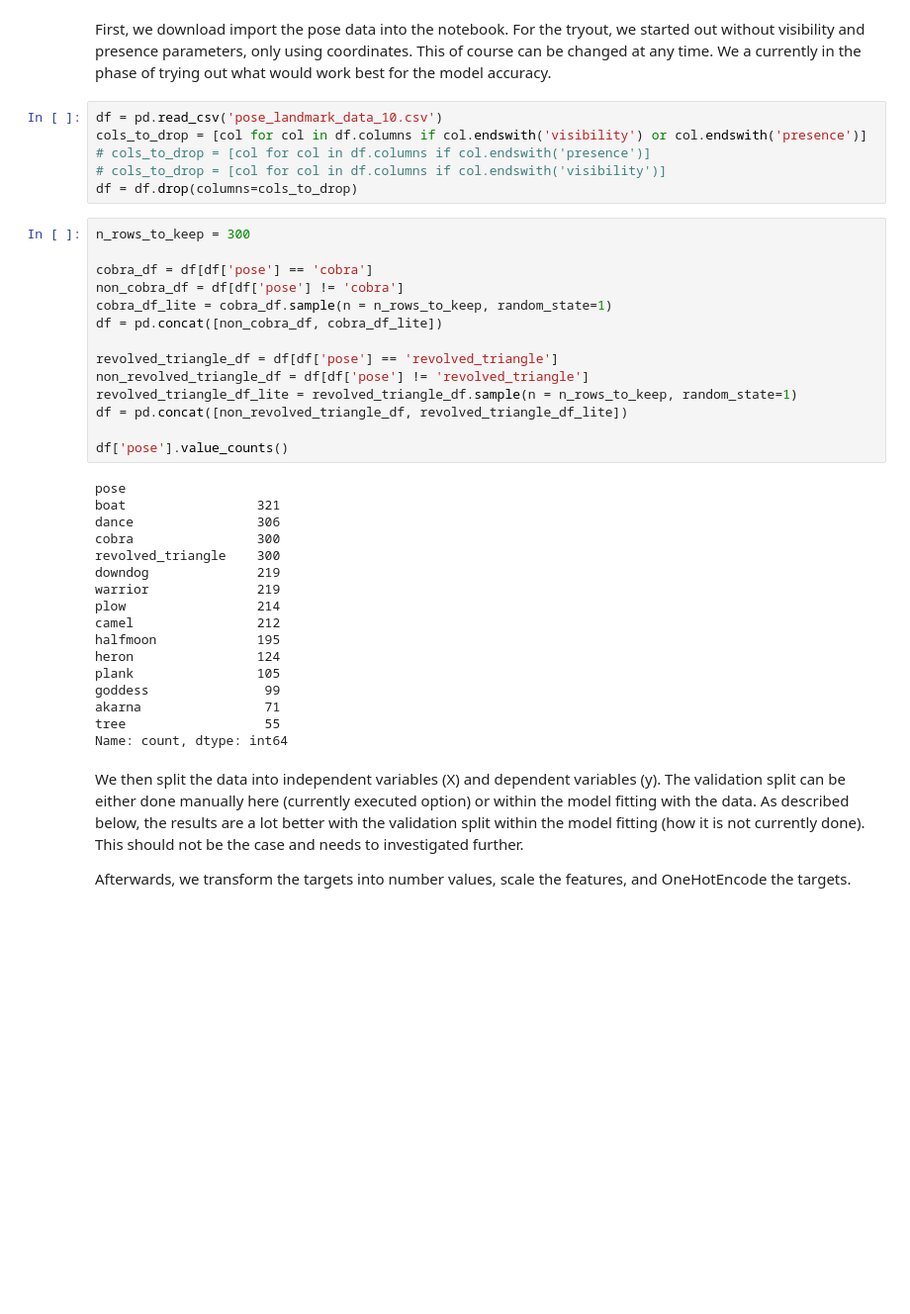
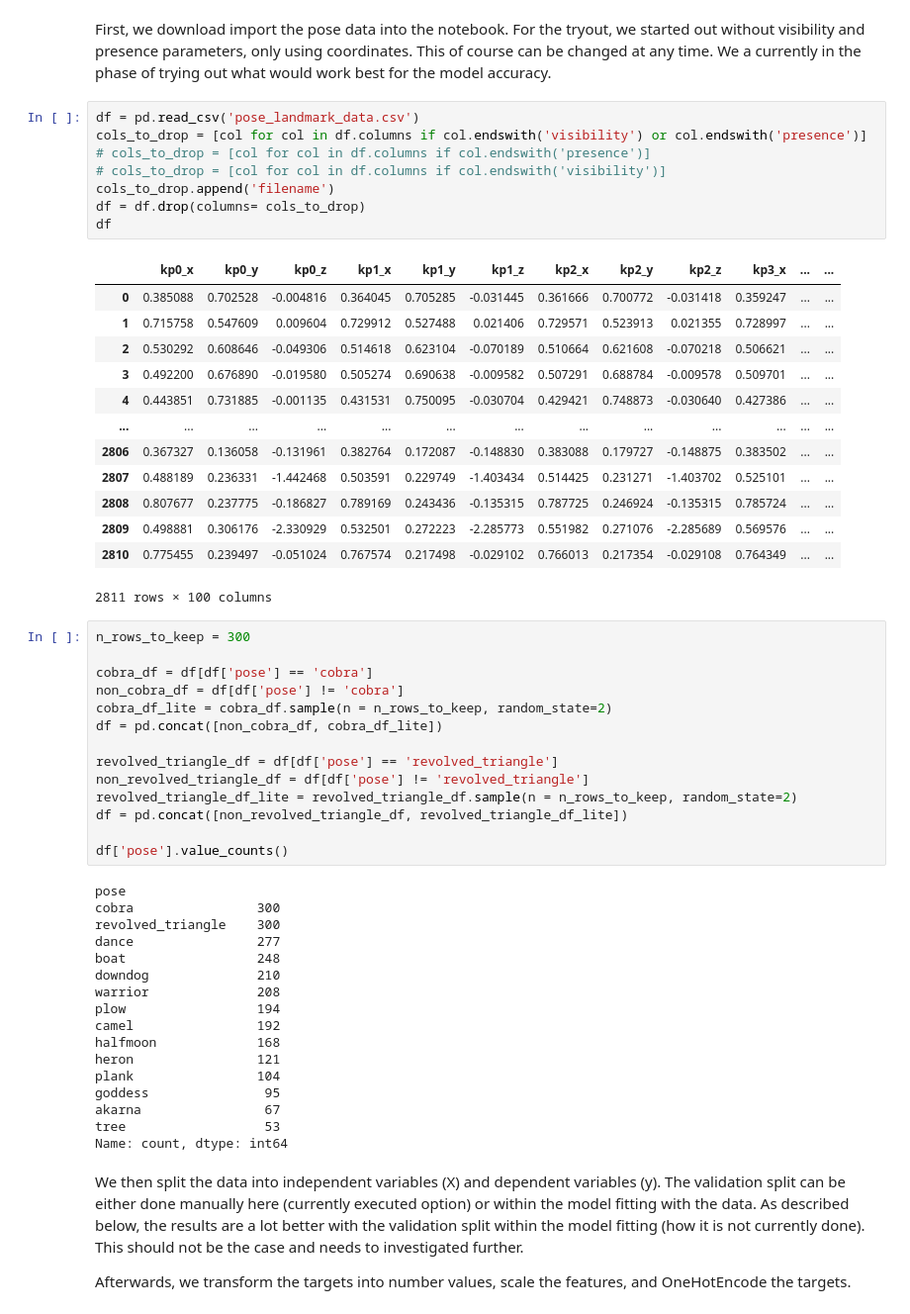
Before and after one commit to masaki-norton/yoga-pose-detector, a Jupyter notebook: neuralnetwork.ipynb, the cells around one changed output. Shown at 99% size. Cells and saved outputs as stored; diff of their text form; blank space fills up the shorter version.

```diff
--- a/neuralnetwork.ipynb
+++ b/neuralnetwork.ipynb
@@ -28,41 +28,57 @@ from sklearn.model_selection import GridSearchCV
 # %% [markdown]
 First, we download import the pose data into the notebook. For the tryout, we started out without visibility and presence parameters, only using coordinates. This of course can be changed at any time. We a currently in the phase of trying out what would work best for the model accuracy.
 # %%
-df = pd.read_csv('pose_landmark_data_10.csv')
+df = pd.read_csv('pose_landmark_data.csv')
 cols_to_drop = [col for col in df.columns if col.endswith('visibility') or col.endswith('presence')]
 # cols_to_drop = [col for col in df.columns if col.endswith('presence')]
 # cols_to_drop = [col for col in df.columns if col.endswith('visibility')]
-df = df.drop(columns=cols_to_drop)
+cols_to_drop.append('filename')
+df = df.drop(columns= cols_to_drop)
+df
+# %% [output]
+|  | kp0_x | kp0_y | kp0_z | kp1_x | kp1_y | kp1_z | kp2_x | kp2_y | kp2_z | kp3_x | ... | ... |
+| 0 | 0.385088 | 0.702528 | -0.004816 | 0.364045 | 0.705285 | -0.031445 | 0.361666 | 0.700772 | -0.031418 | 0.359247 | ... | ... |
+| 1 | 0.715758 | 0.547609 | 0.009604 | 0.729912 | 0.527488 | 0.021406 | 0.729571 | 0.523913 | 0.021355 | 0.728997 | ... | ... |
+| 2 | 0.530292 | 0.608646 | -0.049306 | 0.514618 | 0.623104 | -0.070189 | 0.510664 | 0.621608 | -0.070218 | 0.506621 | ... | ... |
+| 3 | 0.492200 | 0.676890 | -0.019580 | 0.505274 | 0.690638 | -0.009582 | 0.507291 | 0.688784 | -0.009578 | 0.509701 | ... | ... |
+| 4 | 0.443851 | 0.731885 | -0.001135 | 0.431531 | 0.750095 | -0.030704 | 0.429421 | 0.748873 | -0.030640 | 0.427386 | ... | ... |
+| ... | ... | ... | ... | ... | ... | ... | ... | ... | ... | ... | ... | ... |
+| 2806 | 0.367327 | 0.136058 | -0.131961 | 0.382764 | 0.172087 | -0.148830 | 0.383088 | 0.179727 | -0.148875 | 0.383502 | ... | ... |
+| 2807 | 0.488189 | 0.236331 | -1.442468 | 0.503591 | 0.229749 | -1.403434 | 0.514425 | 0.231271 | -1.403702 | 0.525101 | ... | ... |
+| 2808 | 0.807677 | 0.237775 | -0.186827 | 0.789169 | 0.243436 | -0.135315 | 0.787725 | 0.246924 | -0.135315 | 0.785724 | ... | ... |
+| 2809 | 0.498881 | 0.306176 | -2.330929 | 0.532501 | 0.272223 | -2.285773 | 0.551982 | 0.271076 | -2.285689 | 0.569576 | ... | ... |
+| 2810 | 0.775455 | 0.239497 | -0.051024 | 0.767574 | 0.217498 | -0.029102 | 0.766013 | 0.217354 | -0.029108 | 0.764349 | ... | ... |
+2811 rows × 100 columns
 # %%
 n_rows_to_keep = 300
 
 cobra_df = df[df['pose'] == 'cobra']
 non_cobra_df = df[df['pose'] != 'cobra']
-cobra_df_lite = cobra_df.sample(n = n_rows_to_keep, random_state=1)
+cobra_df_lite = cobra_df.sample(n = n_rows_to_keep, random_state=2)
 df = pd.concat([non_cobra_df, cobra_df_lite])
 
 revolved_triangle_df = df[df['pose'] == 'revolved_triangle']
 non_revolved_triangle_df = df[df['pose'] != 'revolved_triangle']
-revolved_triangle_df_lite = revolved_triangle_df.sample(n = n_rows_to_keep, random_state=1)
+revolved_triangle_df_lite = revolved_triangle_df.sample(n = n_rows_to_keep, random_state=2)
 df = pd.concat([non_revolved_triangle_df, revolved_triangle_df_lite])
 
 df['pose'].value_counts()
 # %% [output]
 pose
-boat                 321
-dance                306
 cobra                300
 revolved_triangle    300
-downdog              219
-warrior              219
-plow                 214
-camel                212
-halfmoon             195
-heron                124
-plank                105
-goddess               99
-akarna                71
-tree                  55
+dance                277
+boat                 248
+downdog              210
+warrior              208
+plow                 194
+camel                192
+halfmoon             168
+heron                121
+plank                104
+goddess               95
+akarna                67
+tree                  53
 Name: count, dtype: int64
 # %% [markdown]
 We then split the data into independent variables (X) and dependent variables (y). The validation split can be either done manually here (currently executed option) or within the model fitting with the data. As described below, the results are a lot better with the validation split within the model fitting (how it is not currently done). This should not be the case and needs to investigated further.
```
Also changed, not shown: parts of 3 cells of this notebook, 1 other file.
